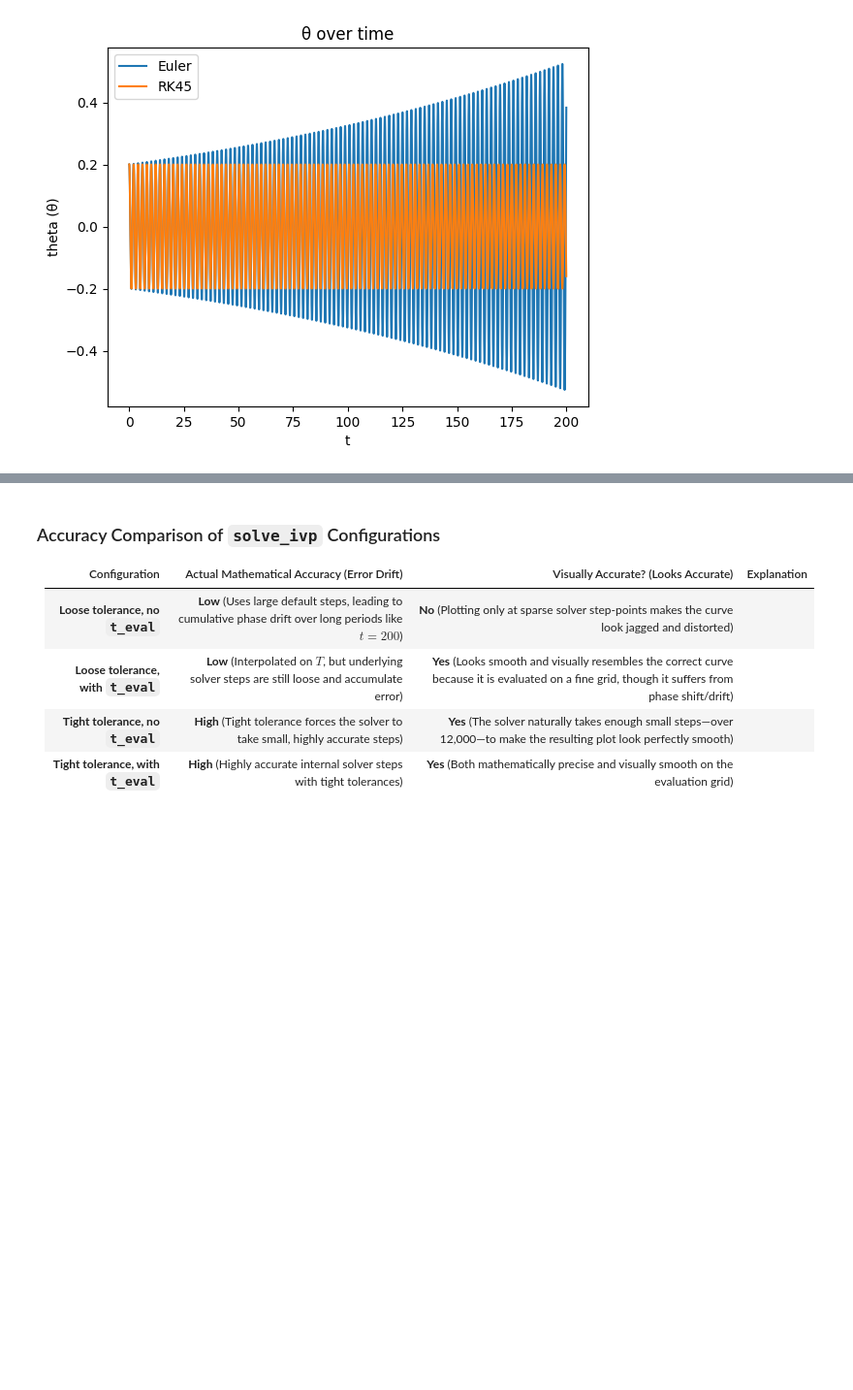
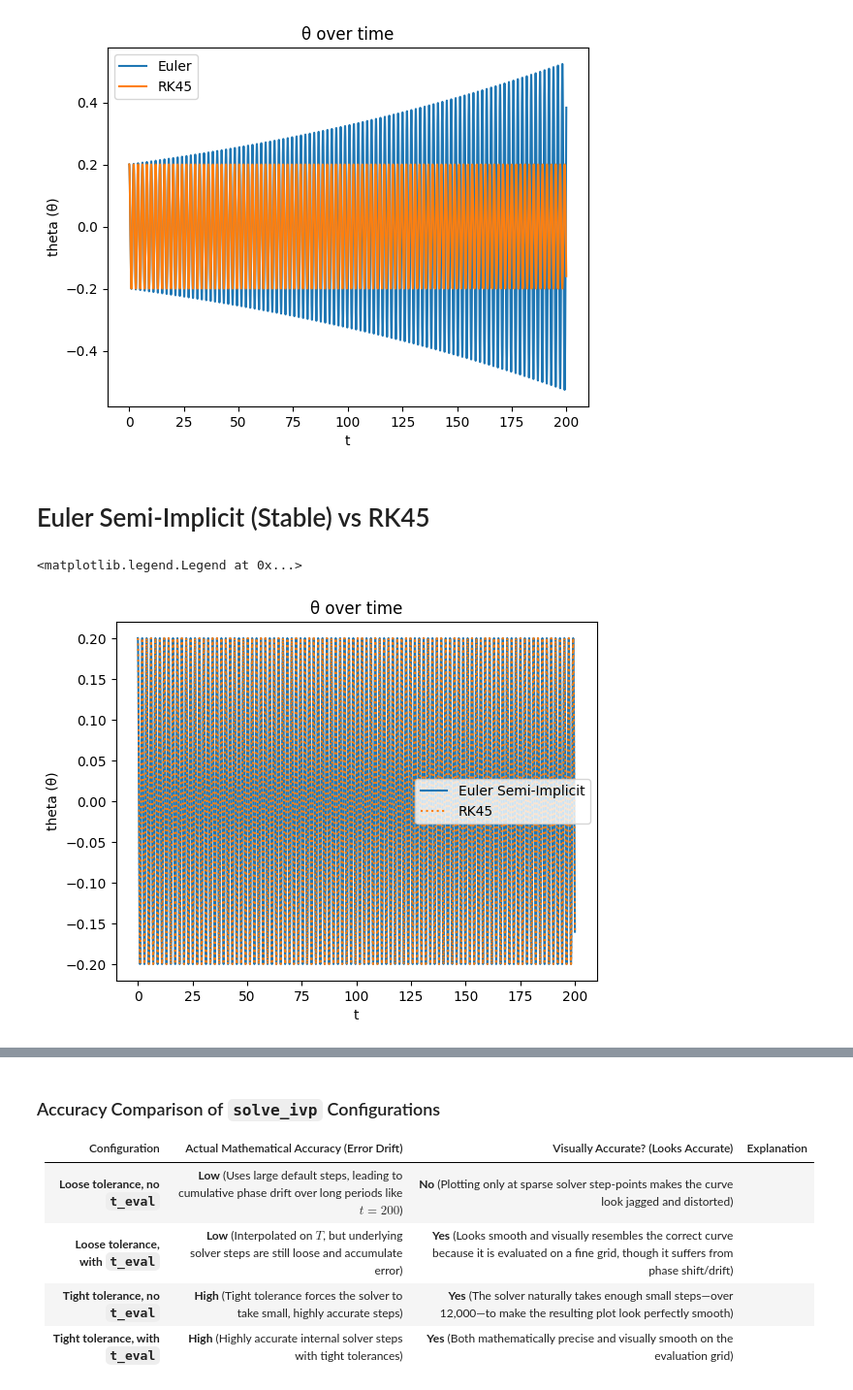
Before and after one commit to Suzukuru/pendulum_diffeqdynamical, a Jupyter notebook: Pendulum.ipynb, the cells around one changed output, grey strips where cells are left out. Shown at 97% size. Drawn from its saved outputs; the diff is of its cells as text; code cells hidden in the pictures; blank space fills up the shorter version.

```diff
--- a/Pendulum.ipynb
+++ b/Pendulum.ipynb
@@ -76,3 +116,15 @@ plt.legend()
 # %% [output]
 <matplotlib.legend.Legend at 0x...>
 [figure]
+# %% [markdown]
+# Euler Semi-Implicit (Stable) vs RK45
+# %%
+plt.plot(T_semi, S_semi[:, 0], label="Euler Semi-Implicit")
+plt.plot(sol_final.t, sol_final.y[0], label="RK45", linestyle=':')
+plt.xlabel("t")
+plt.ylabel("theta (θ)")
+plt.title("θ over time")
+plt.legend()
+# %% [output]
+<matplotlib.legend.Legend at 0x...>
+[figure, added]
```
Also changed, not shown: parts of 9 cells of this notebook.
